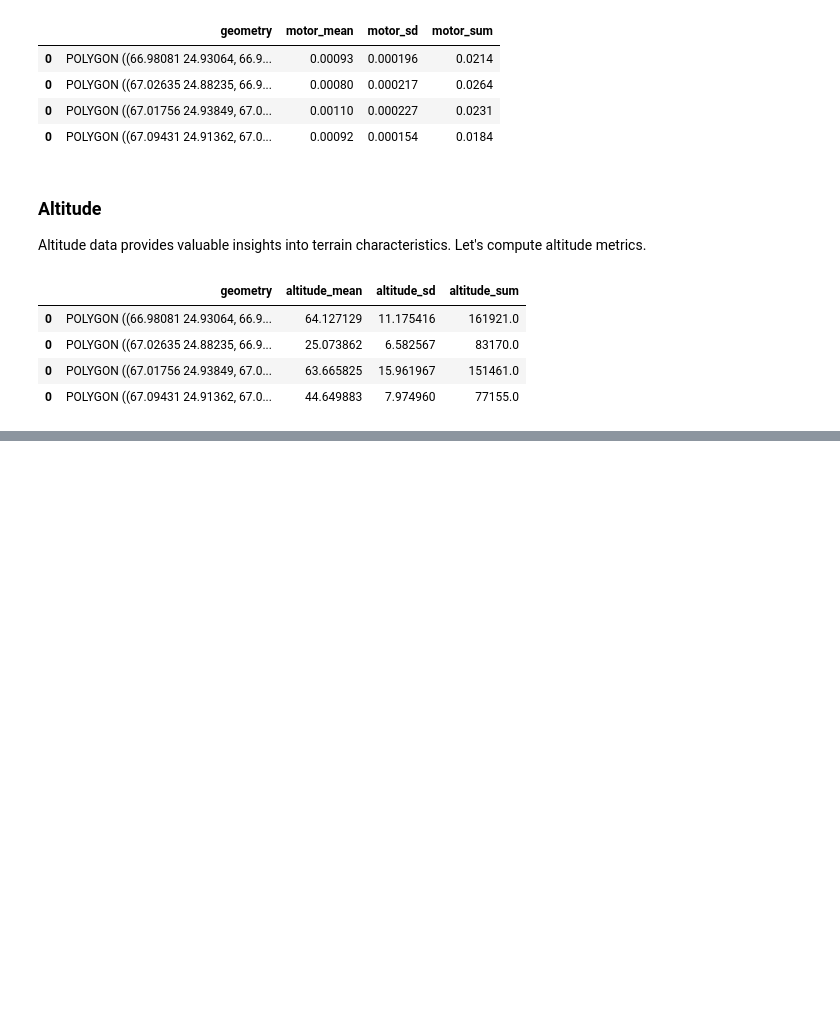
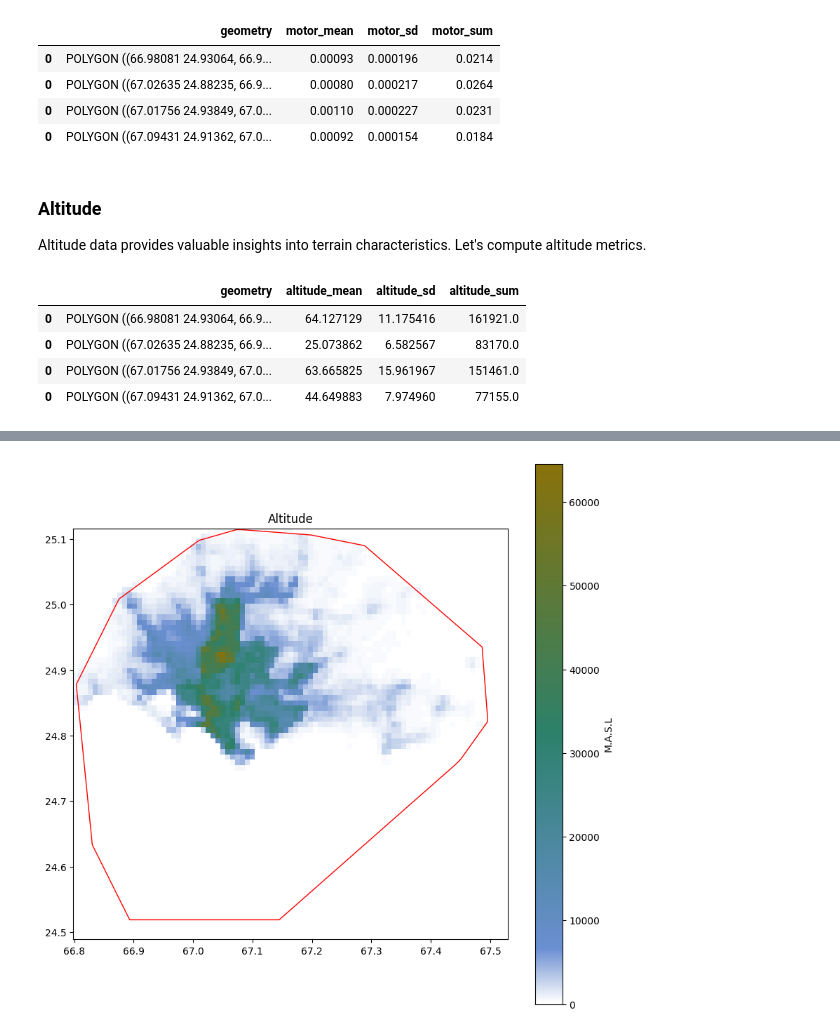
Before and after one commit to TJhon/python-raster-crop, a Jupyter notebook: tutorials/reference.ipynb, the cells around one changed output, grey strips where cells are left out. Saved outputs shown, nothing was run; the diff lists cells and outputs as text; code cells hidden in the pictures; blank space fills up the shorter version.

```diff
--- a/tutorials/reference.ipynb
+++ b/tutorials/reference.ipynb
@@ -533,0 +606,65 @@ These functions allow for efficient computation of various metrics, providing va
+# %%
+# convert into a function
+def gen_plot(
+    tiff_sample="../data/1_density/pak_ppp_2018_1km_Aggregated.tif",
+    out_raster="../sample_data/out_raster/altitude.tif",
+    title_raster="Altitude",
+    t_label="M.A.S.L",
+    map_color_hex=("#6B8FD1", "#2C816B", "#89720A"),
+    none_data=0,
+    shp_sample="../sample_data/geometries.shp",
+):
+
+    c1, c2, c3 = map_color_hex
+    map_color = [(0.0, "white"), (0.1, c1), (0.5, c2), (1.0, c3)]
+    cmap_vals = sorted(map_color, key=lambda x: x[0])  # Ordenar cmap_vals en orden ascendente
+
+    gdf = gpd.read_file(shp_sample).iloc[1:2]
+
+    with rasterio.open(tiff_sample) as src:
+        out_image, out_transform = mask(
+            src, gdf.geometry, crop=True, nodata=none_data, all_touched=True
+        )
+
+        # Obtener la transformación inversa para convertir las coordenadas de píxeles a coordenadas geográficas
+        out_meta = src.meta.copy()
+        out_meta.update(
+            {
+                "driver": "GTiff",
+                "height": out_image.shape[1],
+                "width": out_image.shape[2],
+                "transform": out_transform,
+            }
+        )
+        inv_transform = out_transform
+
+    with rasterio.open(out_raster, "w", **out_meta) as dest:
+        dest.write(out_image)
+
+    cmap = LinearSegmentedColormap.from_list("custom", cmap_vals)
+
+    with rasterio.open(out_raster) as raster:
+        data = raster.read(1)
+        nodata_value = raster.nodata
+
+        data = np.where(data == nodata_value, np.nan, data)
+
+        # Transformar las coordenadas del raster a coordenadas geográficas
+        height, width = data.shape
+        xs = np.arange(0, width) * inv_transform.a + inv_transform.xoff
+        ys = np.arange(0, height) * inv_transform.e + inv_transform.yoff
+
+        plt.figure(figsize=(10, 10))
+        plt.imshow(data, extent=[xs[0], xs[-1], ys[-1], ys[0]], cmap=cmap)
+        plt.title(title_raster)
+        plt.colorbar(label=t_label)
+
+        # Plotear el shapefile
+        gdf.plot(ax=plt.gca(), edgecolor='red', facecolor='none')
+
+        plt.show()
+
+
+gen_plot()
+# %% [output]
+[figure, added]
```
Also changed, not shown: parts of 13 cells of this notebook, 7 other files.
